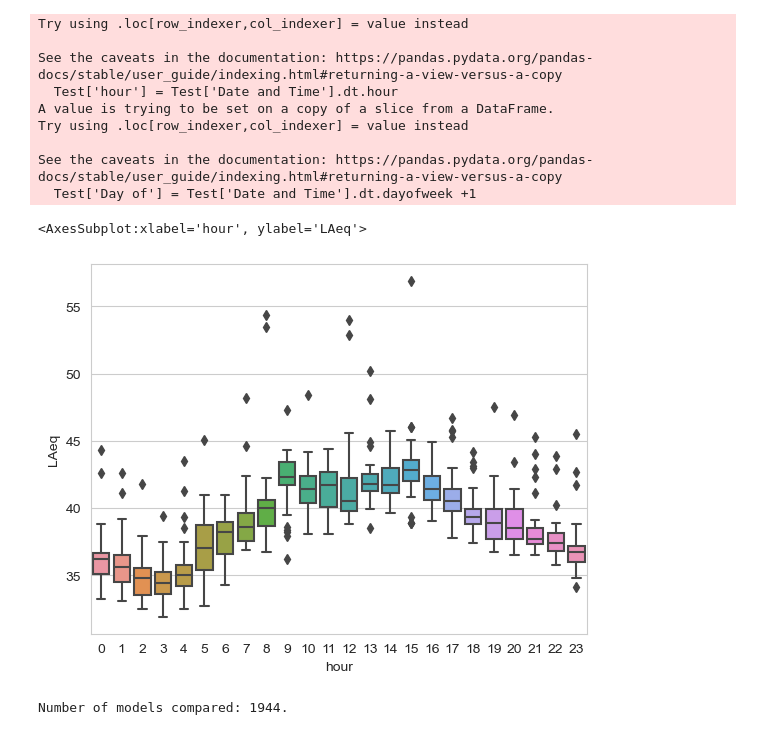
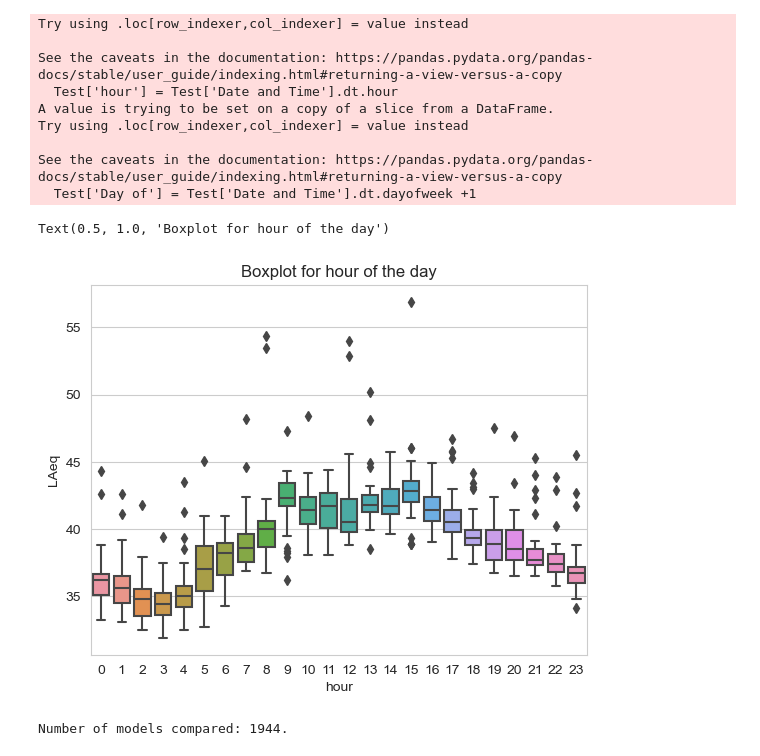
Before and after one commit to alexCCTcollege/Capstone, a Jupyter notebook: Transform.ipynb, the cells around one changed output. Cells and saved outputs as stored; diff of their text form; code cells hidden in the pictures.

```diff
--- a/Transform.ipynb
+++ b/Transform.ipynb
@@ -1101,9 +1102,10 @@ See the caveats in the documentation: https://pandas.pydata.org/pandas-docs/stab
   Test['Day of'] = Test['Date and Time'].dt.dayofweek +1
 # %%
 sns.boxplot(data=Test,x='hour',y='LAeq')
+plt.title('Boxplot for hour of the day')
 # %% [output]
-<AxesSubplot:xlabel='hour', ylabel='LAeq'>
+Text(0.5, 1.0, 'Boxplot for hour of the day')
-[figure, old version]
+[figure, new version]
 # %%
 # Split the dataset into training and testing (80% train, 20% test)
 train, test = Test[:len(Test)-168], Test[len(Test)-168:]
```
Also changed, not shown: parts of 3 cells of this notebook, 6 other files.
